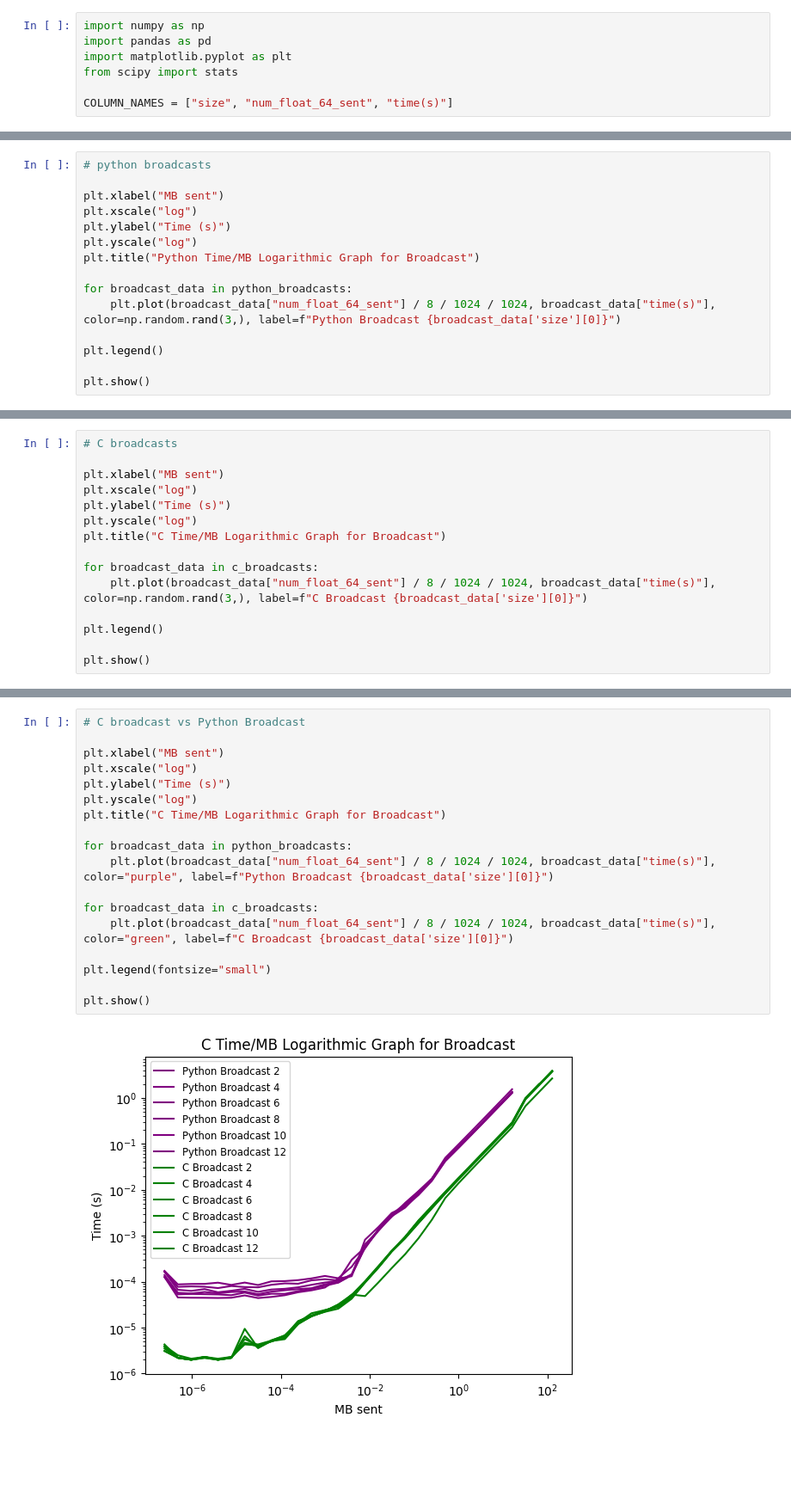
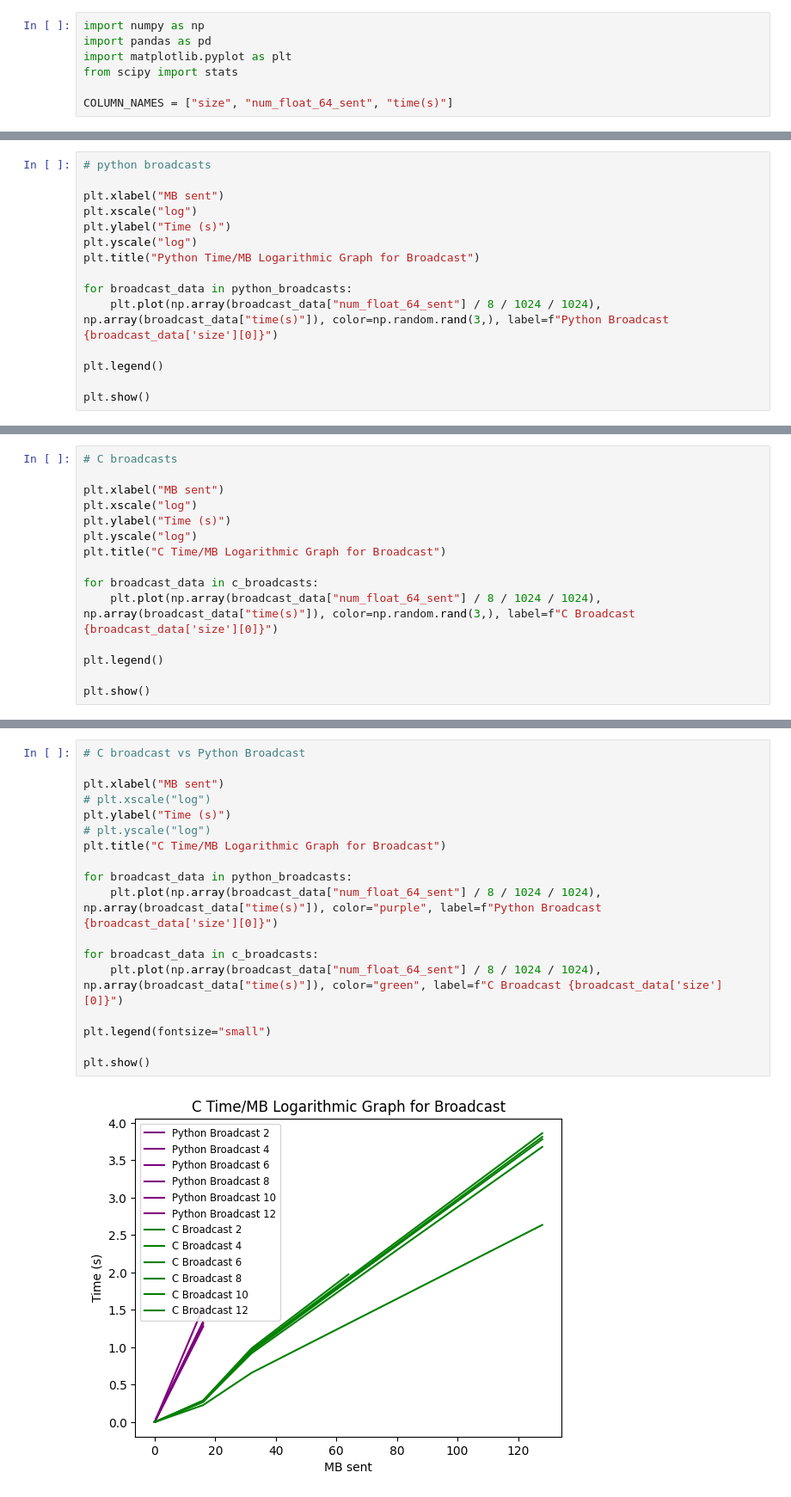
Before and after one commit to ZachB123/CommHiddenGemm, a Jupyter notebook: Gemm1d/notebooks/basic_benchmarks.ipynb, the cells around one changed output, grey strips where cells are left out. Shown at 86% size. Drawn from its saved outputs; the diff is of its cells as text; blank space fills up the shorter version.

```diff
--- a/Gemm1d/notebooks/basic_benchmarks.ipynb
+++ b/Gemm1d/notebooks/basic_benchmarks.ipynb
@@ -95,7 +100,7 @@ plt.yscale("log")
 plt.title("Python Time/MB Logarithmic Graph for Broadcast")
 
 for broadcast_data in python_broadcasts:
-    plt.plot(broadcast_data["num_float_64_sent"] / 8 / 1024 / 1024, broadcast_data["time(s)"], color=np.random.rand(3,), label=f"Python Broadcast {broadcast_data['size'][0]}")
+    plt.plot(np.array(broadcast_data["num_float_64_sent"] / 8 / 1024 / 1024), np.array(broadcast_data["time(s)"]), color=np.random.rand(3,), label=f"Python Broadcast {broadcast_data['size'][0]}")
 
 plt.legend()
 
@@ -112,7 +117,7 @@ plt.yscale("log")
 plt.title("C Time/MB Logarithmic Graph for Broadcast")
 
 for broadcast_data in c_broadcasts:
-    plt.plot(broadcast_data["num_float_64_sent"] / 8 / 1024 / 1024, broadcast_data["time(s)"], color=np.random.rand(3,), label=f"C Broadcast {broadcast_data['size'][0]}")
+    plt.plot(np.array(broadcast_data["num_float_64_sent"] / 8 / 1024 / 1024), np.array(broadcast_data["time(s)"]), color=np.random.rand(3,), label=f"C Broadcast {broadcast_data['size'][0]}")
 
 plt.legend()
 
@@ -122,20 +127,20 @@ plt.show()
 # %%
 # C broadcast vs Python Broadcast
 
 plt.xlabel("MB sent")
-plt.xscale("log")
+# plt.xscale("log")
 plt.ylabel("Time (s)")
-plt.yscale("log")
+# plt.yscale("log")
 plt.title("C Time/MB Logarithmic Graph for Broadcast")
 
 for broadcast_data in python_broadcasts:
-    plt.plot(broadcast_data["num_float_64_sent"] / 8 / 1024 / 1024, broadcast_data["time(s)"], color="purple", label=f"Python Broadcast {broadcast_data['size'][0]}")
+    plt.plot(np.array(broadcast_data["num_float_64_sent"] / 8 / 1024 / 1024), np.array(broadcast_data["time(s)"]), color="purple", label=f"Python Broadcast {broadcast_data['size'][0]}")
 
 for broadcast_data in c_broadcasts:
-    plt.plot(broadcast_data["num_float_64_sent"] / 8 / 1024 / 1024, broadcast_data["time(s)"], color="green", label=f"C Broadcast {broadcast_data['size'][0]}")
+    plt.plot(np.array(broadcast_data["num_float_64_sent"] / 8 / 1024 / 1024), np.array(broadcast_data["time(s)"]), color="green", label=f"C Broadcast {broadcast_data['size'][0]}")
 
 plt.legend(fontsize="small")
 
 plt.show()
 # %% [output]
-[figure, old version]
+[figure, new version]
```
Also changed, not shown: parts of 5 cells of this notebook, 2 other files.
